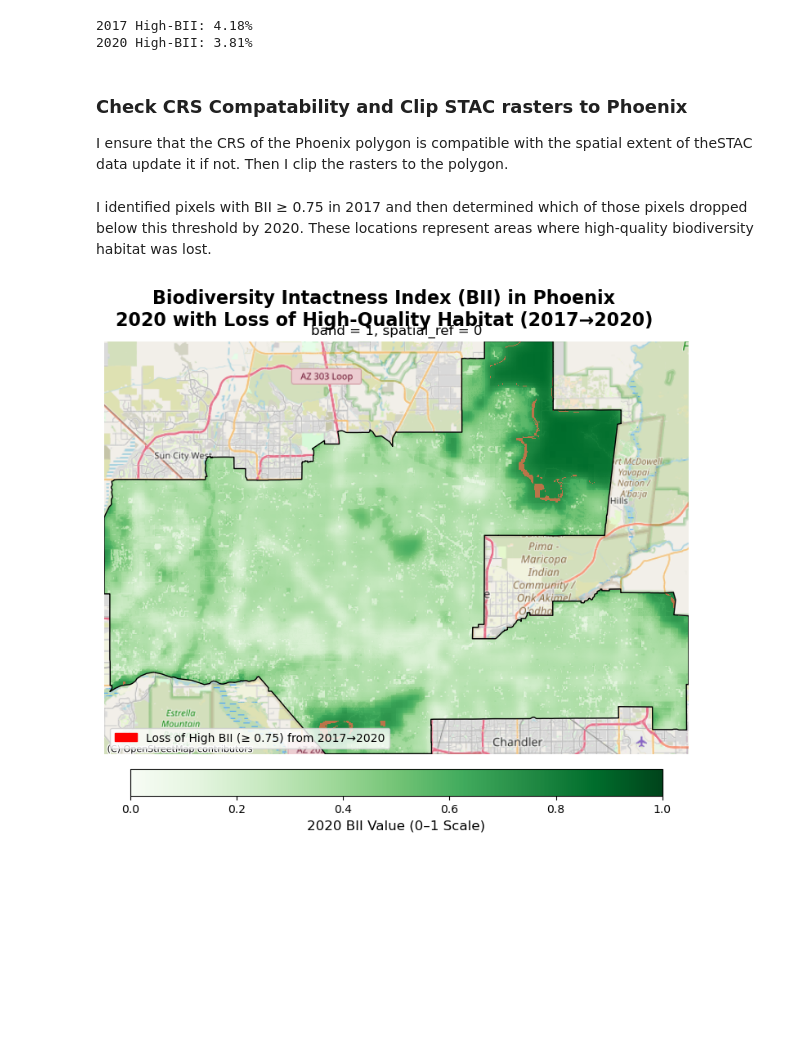
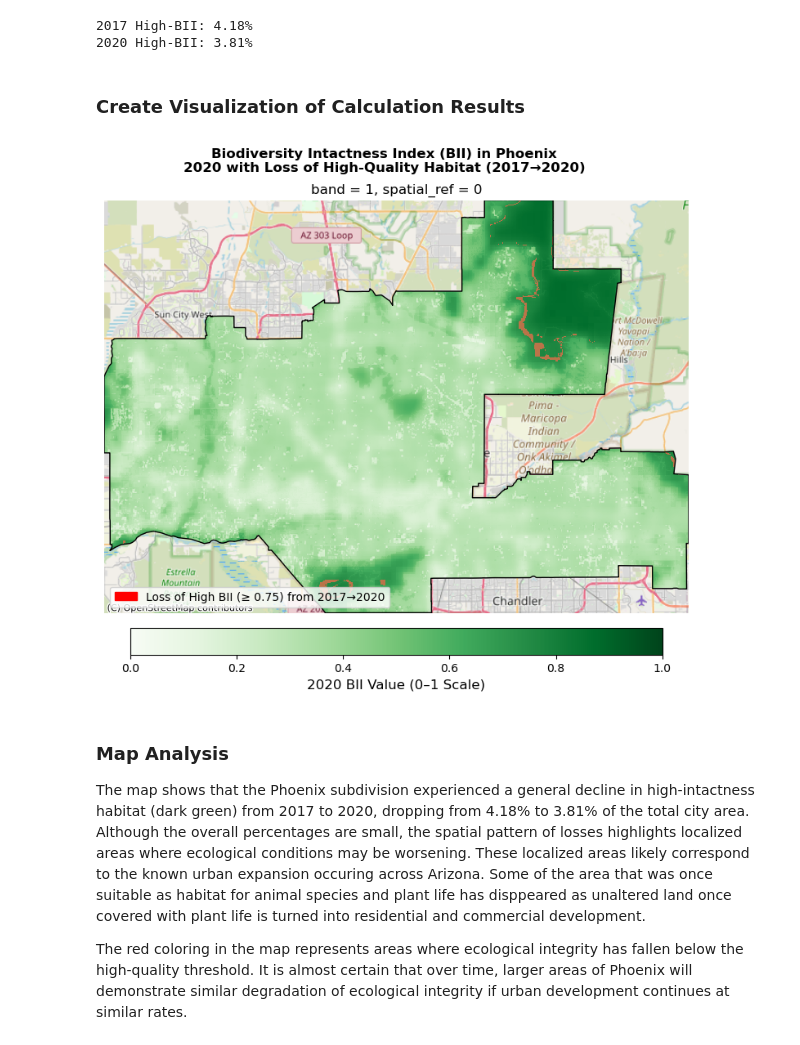
Before and after one commit to kaimorquecho/eds220_biodiversity_phoenix_az, a Jupyter notebook: biodiversity_intactness_arizona.ipynb, the cells around one changed output. Cells and saved outputs as stored; diff of their text form; code cells hidden in the pictures; blank space fills up the shorter version.

```diff
--- a/biodiversity_intactness_arizona.ipynb
+++ b/biodiversity_intactness_arizona.ipynb
@@ -153,7 +156,2 @@ print(f"2020 High-BII: {pct_2020.item():.2f}%")
 phoenix_loss = bii_2017 & (~bii_2020)
 phoenix_loss_mask = phoenix_loss.where(phoenix_loss != 0)
-# %% [markdown]
-### Check CRS Compatability and Clip STAC rasters to Phoenix
-I ensure that the CRS of the Phoenix polygon is compatible with the spatial extent of theSTAC data update it if not. Then I clip the rasters to the polygon.
-# %% [markdown]
-I identified pixels with BII ≥ 0.75 in 2017 and then determined which of those pixels dropped below this threshold by 2020. These locations represent areas where high-quality biodiversity habitat was lost.
@@ -164,11 +158,16 @@ boundary_web = phoenix_shape.to_crs("EPSG:3857")
+# %% [markdown]
+### Create Visualization of Calculation Results
 # %%
 
+phoenix_2020_web = phoenix_2020.rio.reproject("EPSG:3857")
+loss_web = phoenix_loss_mask.rio.reproject("EPSG:3857")
+boundary_web = phoenix_shape.to_crs("EPSG:3857")
 
 fig, ax = plt.subplots(figsize=(12, 8))
 
-# Title block
+# Title
 plt.suptitle("Biodiversity Intactness Index (BII) in Phoenix\n2020 with Loss of High-Quality Habitat (2017→2020)",
-             fontsize=16, fontweight="bold", y=0.96)
+             fontsize=12, fontweight="bold", y=0.96)
 
 # Plot background 2020 BII raster
 im = phoenix_2020_web.plot(
@@ -180,32 +179,37 @@ im = phoenix_2020_web.plot(
 )
 
 # Add a colorbar with ticks
 cbar = fig.colorbar(im, ax=ax, shrink=0.7, pad=0.03, orientation="horizontal")
 cbar.set_label("2020 BII Value (0–1 Scale)", fontsize=12)
 cbar.set_ticks(np.linspace(0, 1, 6))
 cbar.ax.tick_params(labelsize=10)
 
 # Plot loss mask (red)
 loss_web.plot(
     ax=ax,
     cmap="Reds",
     alpha=0.7,
     add_colorbar=False
 )
 
 # City boundary
 boundary_web.boundary.plot(ax=ax, color="black", linewidth=1)
 
 # Add basemap
 ctx.add_basemap(ax, source=ctx.providers.OpenStreetMap.Mapnik)
 
-# Legend
+# Legend using mpatches
 loss_patch = mpatches.Patch(color='red', label="Loss of High BII (≥ 0.75) from 2017→2020")
 ax.legend(handles=[loss_patch], loc="lower left")
 
 # Clean up axes
 ax.set_axis_off()
 
 plt.show()
 # %% [output]
-[figure, old version]
+[figure, new version]
+# %% [markdown]
+### Map Analysis
+The map shows that the Phoenix subdivision experienced a general decline in high-intactness habitat (dark green) from 2017 to 2020, dropping from 4.18% to 3.81% of the total city area. Although the overall percentages are small, the spatial pattern of losses highlights localized areas where ecological conditions may be worsening. These localized areas likely correspond to the known urban expansion occuring across Arizona. Some of the area that was once suitable as habitat for animal species and plant life has disppeared as unaltered land once covered with plant life is turned into residential and commercial development.
+
+The red coloring in the map represents areas where ecological integrity has fallen below the high-quality threshold. It is almost certain that over time, larger areas of Phoenix will demonstrate similar degradation of ecological integrity if urban development continues at similar rates.
```
Also changed, not shown: parts of 5 cells of this notebook.
